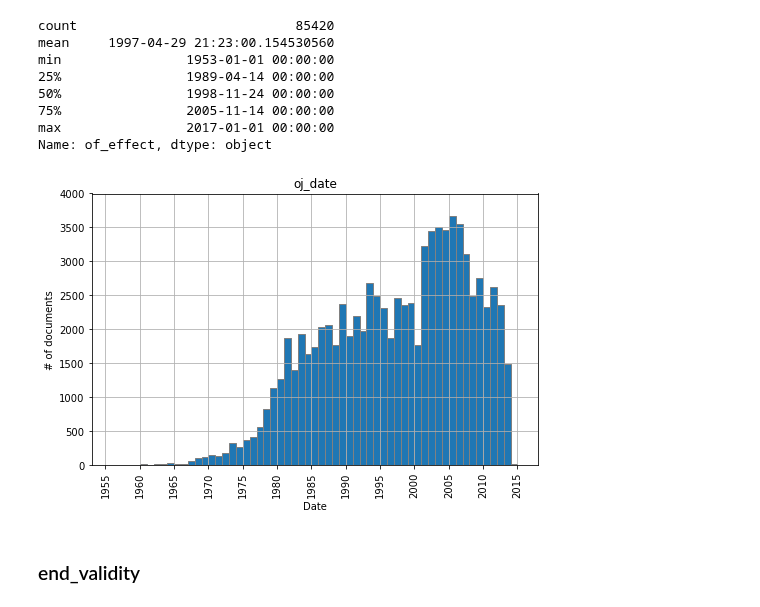
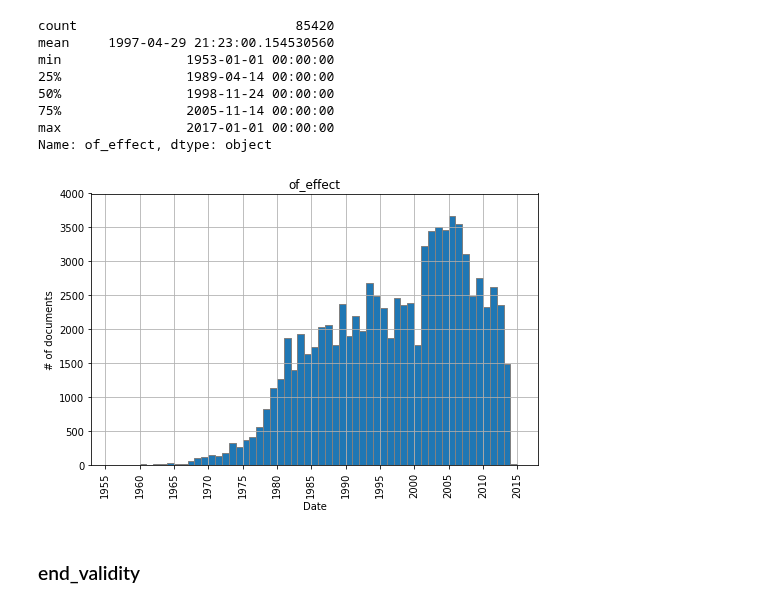
Before and after one commit to dmfrodrigues/feup-pri-proj, a Jupyter notebook: exploration/Data Exploration.ipynb, the cells around one changed output. Saved outputs shown, nothing was run; the diff lists cells and outputs as text; code cells hidden in the pictures.

```diff
--- a/exploration/Data Exploration.ipynb
+++ b/exploration/Data Exploration.ipynb
@@ -10,7 +12,7 @@ import datetime
 
 Let's start by importing the data:
 # %%
-data = pd.read_csv("../data/eurlex/combined.csv", sep=",", quotechar="'")
+data = pd.read_csv("../data/eurlex/combined.csv", sep=",")
 data = data.astype({
     'form': 'category'
 })
@@ -179,16 +229,17 @@ Name: of_effect, dtype: object
 # %%
 ax = data['of_effect'].hist(bins=65, edgecolor='grey', range=(datetime.date(1953, 1, 1), datetime.date(2018, 1, 1)), figsize=(8,5))
 ax.xaxis.set_major_locator(mdates.YearLocator(5))
 ax.xaxis.set_major_formatter(mdates.DateFormatter('%Y'))
 ax.set_xlim([datetime.date(1953, 1, 1), datetime.date(2018, 1, 1)])
 ax.set_ylim([0, 4000])
-plt.title('oj_date')
+plt.title('of_effect')
 plt.xlabel('Date')
 plt.ylabel('# of documents')
 plt.xticks(rotation=90)
-plt.yticks(range(0, 4001, 500));
+plt.yticks(range(0, 4001, 500))
+plt.savefig('of_effect-histogram.svg')
 # %% [output]
-[figure, old version]
+[figure, new version]
 # %% [markdown]
 ### end_validity
 # %%
```
Also changed, not shown: parts of 24 cells of this notebook, 6 other files.
